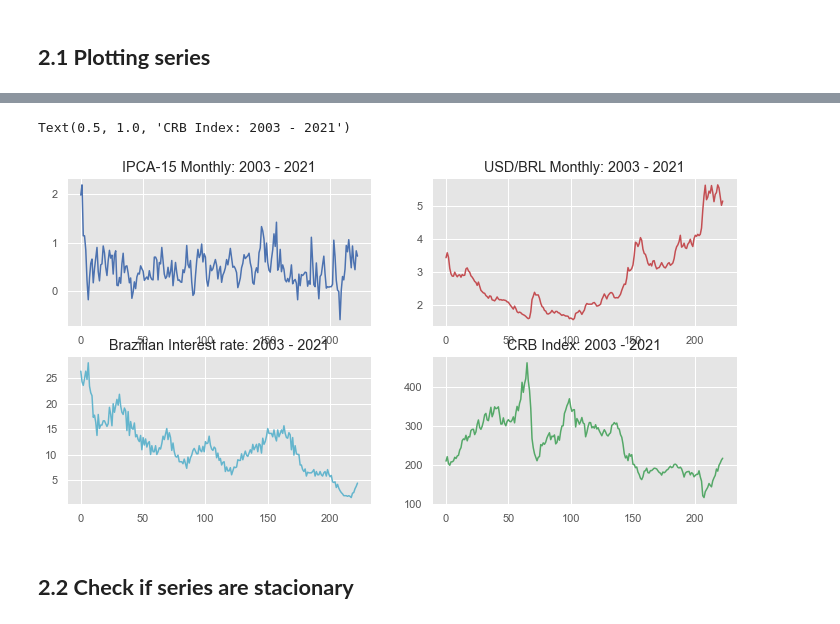
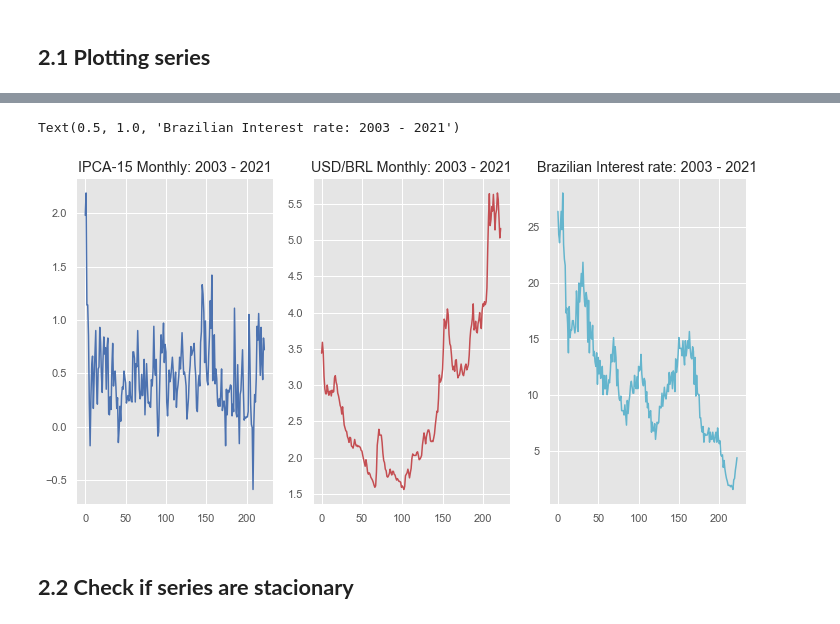
Before and after one commit to joaovictordesouzaduarte/var_model, a Jupyter notebook: notebook/var_forecasting.ipynb, the cells around one changed output, grey strips where cells are left out. Cells and saved outputs as stored; diff of their text form; code cells hidden in the pictures.

```diff
--- a/notebook/var_forecasting.ipynb
+++ b/notebook/var_forecasting.ipynb
@@ -83,17 +88,12 @@ dtype: int64
 # %%
-df1['date'] = pd.to_datetime(df1['date'].astype(str))
-#change comma to point decimal
+cols2 = ['cpi', 'exchange_rate', 'interest_rate']
 
-cols = ['cpi', 'exchange_rate', 'interest_rate']
-
-for col in cols:
+for col in cols2:
     df1[col] = df1[col].apply(lambda x: x.replace(',', '.'))
-# %%
-df1['cpi'] = df1['cpi'].astype('float64')
-df1['exchange_rate'] = df1['exchange_rate'].astype('float64')
-df1['interest_rate'] = df1['interest_rate'].astype('float64')
 # %% [markdown]
 ## **1.6 Descriptive Statistical**
+# %%
+df1[cols2] = df1[cols2].astype('float64')
 # %%
 num_attributes = df1.select_dtypes(include = ['int64', 'float64'])
 cat_attributes = df1.select_dtypes( exclude=['int64', 'float64', 'datetime64[ns]'])
@@ -138,6 +138,3 @@ interest_rate           float64
 dtype: object
 # %% [markdown]
 ## **2.1 Plotting series**
-# %%
-#crb = crb['Close']
-df2['crb_index'] = crb
@@ -144,23 +154,19 @@ df2['crb_index'] = crb
 # %%
 plt.style.use('ggplot')
 plt.figure(figsize=(12,6))
-plt.subplot(2, 2, 1)
+plt.subplot(1, 3, 1)
 plt.plot(df2['cpi'], color = 'b')
 plt.title('IPCA-15 Monthly: 2003 - 2021')
 
-plt.subplot(2, 2, 2)
+plt.subplot(1, 3, 2)
 plt.plot(df2['exchange_rate'], color = 'r')
 plt.title('USD/BRL Monthly: 2003 - 2021')
 
-plt.subplot(2, 2, 3)
+plt.subplot(1, 3, 3)
 plt.plot(df2['interest_rate'], color = 'c')
 plt.title('Brazilian Interest rate: 2003 - 2021')
-
-plt.subplot(2, 2, 4)
-plt.plot(df2['crb_index'], color = 'g')
-plt.title('CRB Index: 2003 - 2021')
 # %% [output]
-Text(0.5, 1.0, 'CRB Index: 2003 - 2021')
+Text(0.5, 1.0, 'Brazilian Interest rate: 2003 - 2021')
-[figure, old version]
+[figure, new version]
 # %% [markdown]
 ## **2.2 Check if series are stacionary**
```
Also changed, not shown: parts of 35 cells of this notebook, 3 other files.
